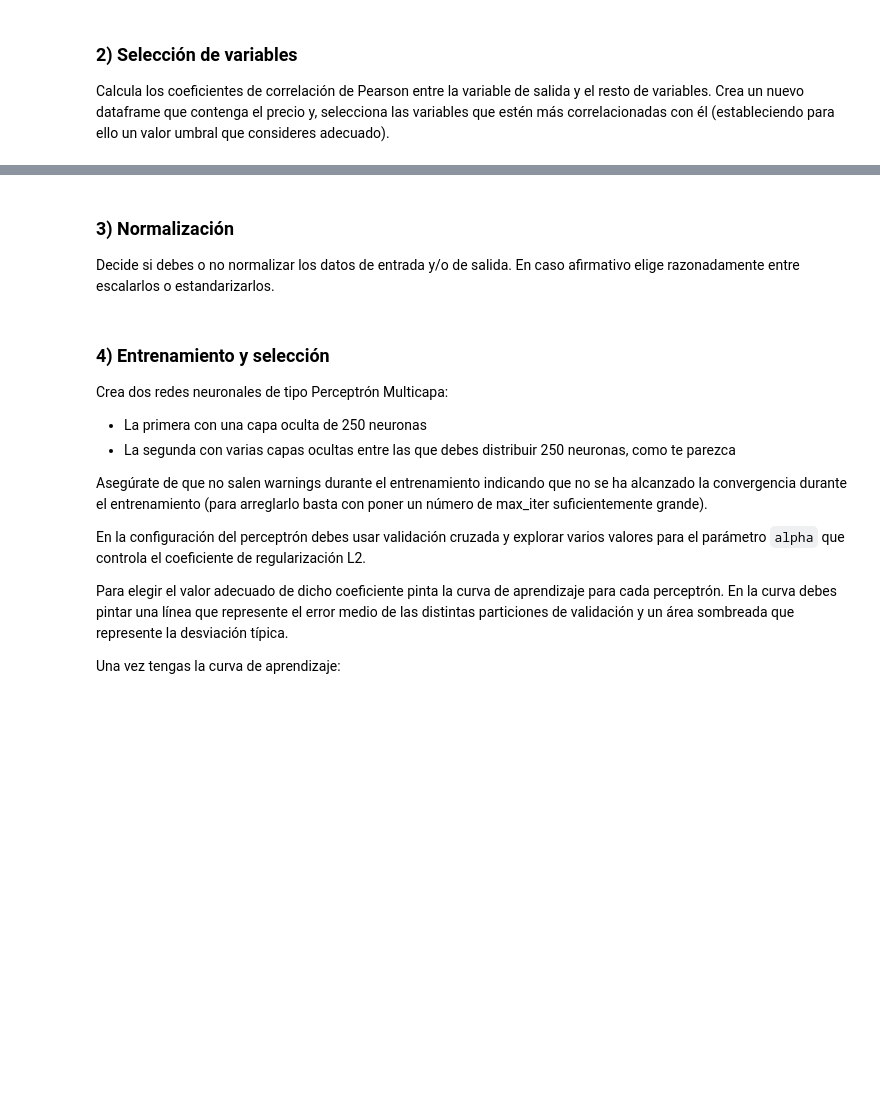
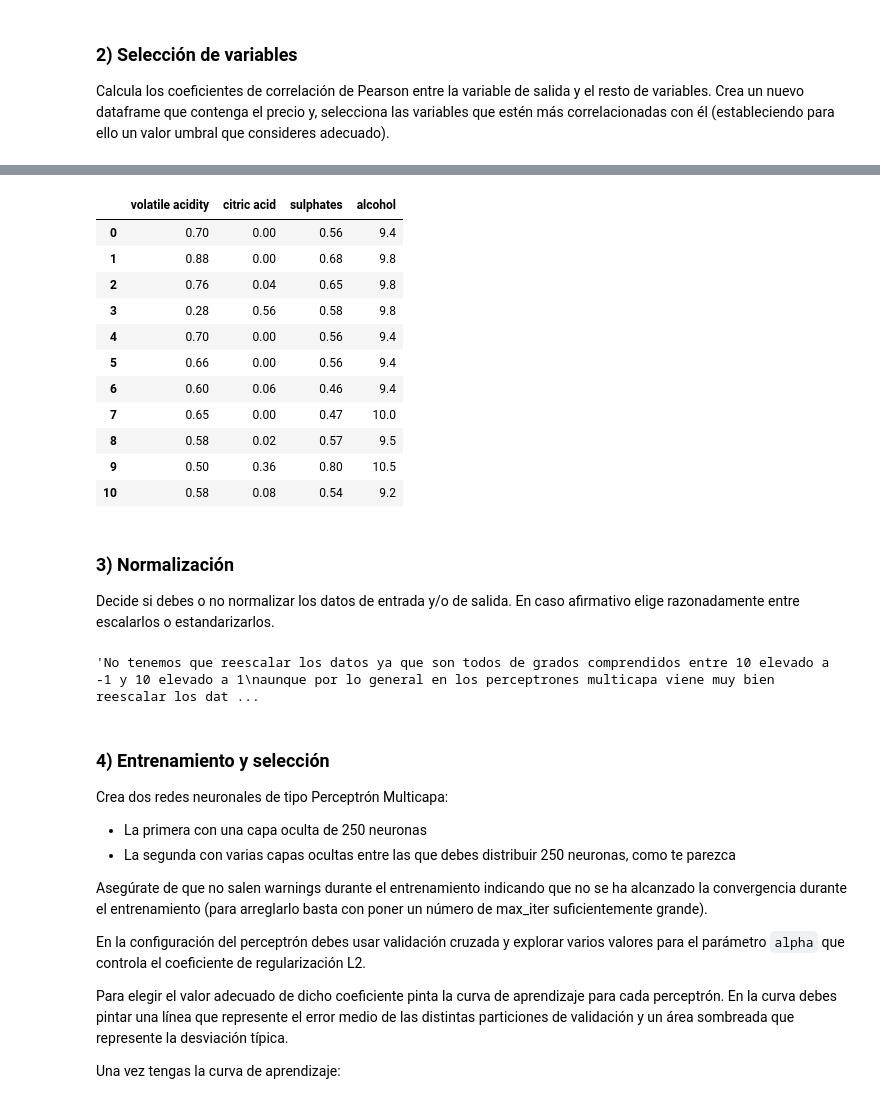
Before and after one commit to Carlanganas98/IA2, a Jupyter notebook: Pr1/P3_regresion_enunciado.ipynb, the cells around one changed output, grey strips where cells are left out. Cells and saved outputs as stored; diff of their text form; code cells hidden in the pictures; blank space fills up the shorter version.

```diff
--- a/Pr1/P3_regresion_enunciado.ipynb
+++ b/Pr1/P3_regresion_enunciado.ipynb
@@ -79,3 +106,23 @@ Calcula los coeficientes de correlación de Pearson entre la variable de salida
+# %%
+df3 = pd.DataFrame()
+df3['volatile acidity'] = df['volatile acidity']
+df3['citric acid'] = df['citric acid']
+df3['sulphates'] = df['sulphates']
+df3['alcohol'] = df['alcohol']
+df3.head(11)
+# %% [output]
+|  | volatile acidity | citric acid | sulphates | alcohol |
+| 0 | 0.70 | 0.00 | 0.56 | 9.4 |
+| 1 | 0.88 | 0.00 | 0.68 | 9.8 |
+| 2 | 0.76 | 0.04 | 0.65 | 9.8 |
+| 3 | 0.28 | 0.56 | 0.58 | 9.8 |
+| 4 | 0.70 | 0.00 | 0.56 | 9.4 |
+| 5 | 0.66 | 0.00 | 0.56 | 9.4 |
+| 6 | 0.60 | 0.06 | 0.46 | 9.4 |
+| 7 | 0.65 | 0.00 | 0.47 | 10.0 |
+| 8 | 0.58 | 0.02 | 0.57 | 9.5 |
+| 9 | 0.50 | 0.36 | 0.80 | 10.5 |
+| 10 | 0.58 | 0.08 | 0.54 | 9.2 |
 # %% [markdown]
 ### 3) Normalización
 
@@ -83,3 +132,8 @@ Decide si debes o no normalizar los datos de entrada y/o de salida. En caso afir
+# %%
+"""No tenemos que reescalar los datos ya que son todos de grados comprendidos entre 10 elevado a -1 y 10 elevado a 1
+aunque por lo general en los perceptrones multicapa viene muy bien reescalar los datos"""
+# %% [output]
+'No tenemos que reescalar los datos ya que son todos de grados comprendidos entre 10 elevado a -1 y 10 elevado a 1\naunque por lo general en los perceptrones multicapa viene muy bien reescalar los dat ...
 # %% [markdown]
 ### 4) Entrenamiento y selección
 
```
Also changed, not shown: parts of 9 cells of this notebook.
